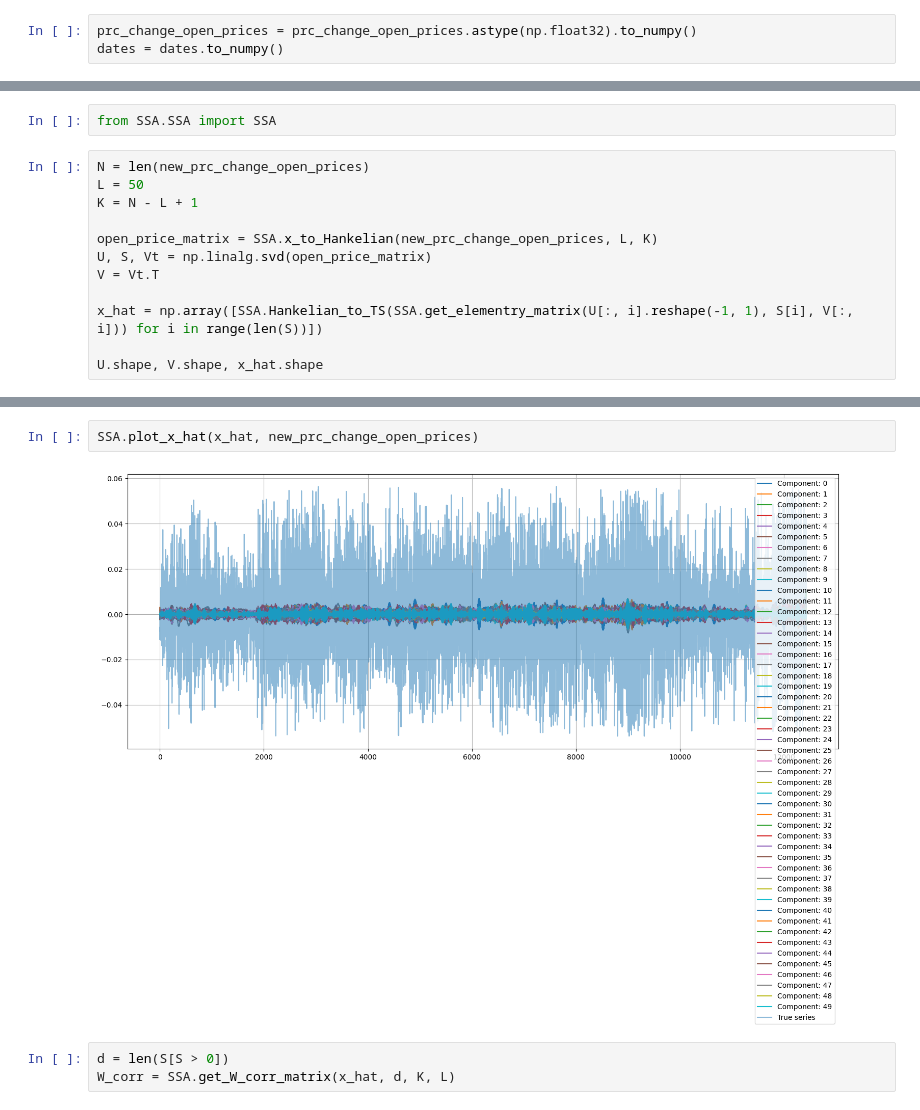
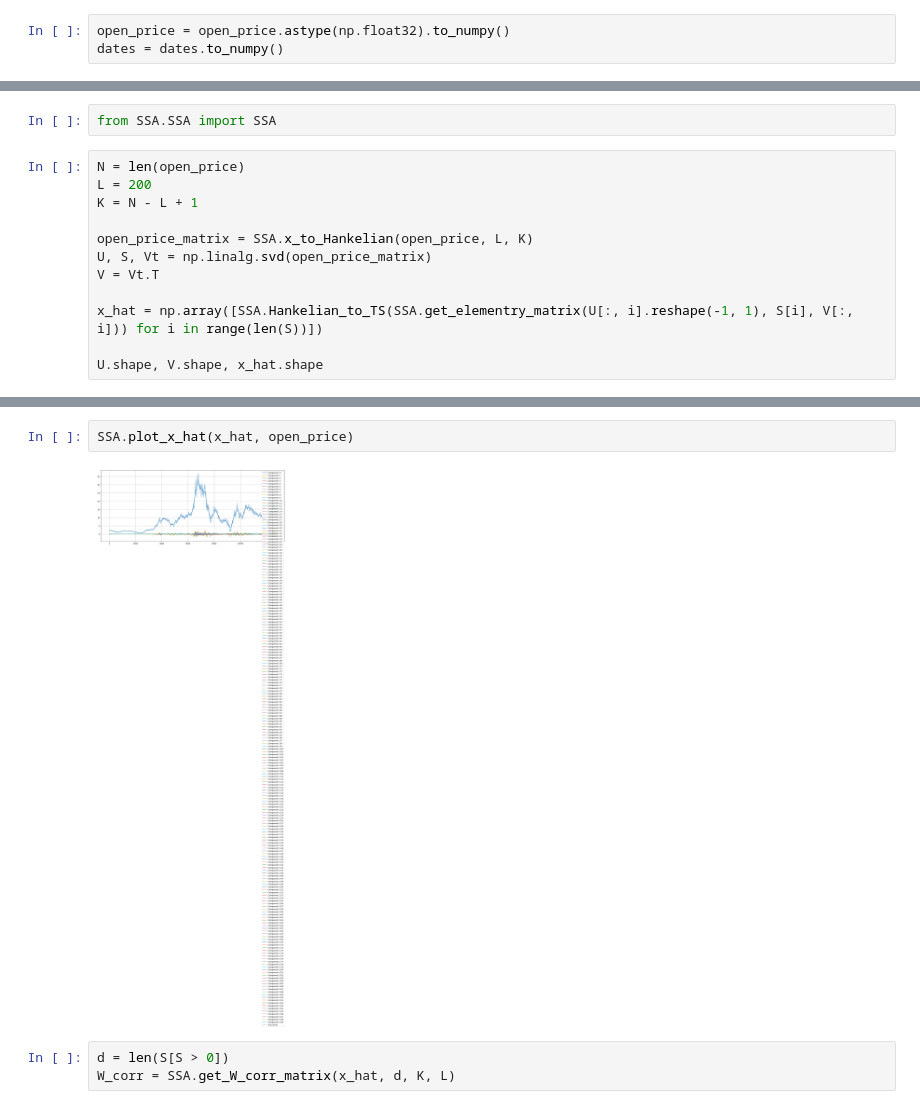
Before and after one commit to AndrewGrishin/Stock-Forecasting, a Jupyter notebook: NN Implementation/script.ipynb, the cells around one changed output, grey strips where cells are left out. Cells and saved outputs as stored; diff of their text form.

```diff
--- a/NN Implementation/script.ipynb
+++ b/NN Implementation/script.ipynb
@@ -59,3 +63,3 @@ dates = dates[1:]
 # %%
-prc_change_open_prices = prc_change_open_prices.astype(np.float32).to_numpy()
+open_price = open_price.astype(np.float32).to_numpy()
 dates = dates.to_numpy()
@@ -119,11 +81,11 @@ plt.show()
 # %%
 from SSA.SSA import SSA
 # %%
-N = len(new_prc_change_open_prices)
-L = 50
+N = len(open_price)
+L = 200
 K = N - L + 1
 
-open_price_matrix = SSA.x_to_Hankelian(new_prc_change_open_prices, L, K)
+open_price_matrix = SSA.x_to_Hankelian(open_price, L, K)
 U, S, Vt = np.linalg.svd(open_price_matrix)
 V = Vt.T
 
@@ -140,7 +102,7 @@ SSA.plot_contribution(res);
 # %%
-SSA.plot_x_hat(x_hat, new_prc_change_open_prices)
+SSA.plot_x_hat(x_hat, open_price)
 # %% [output]
-[figure, old version]
+[figure, new version]
 # %%
 d = len(S[S > 0])
 W_corr = SSA.get_W_corr_matrix(x_hat, d, K, L)
```
Also changed, not shown: parts of 39 cells of this notebook, 1 other file.
